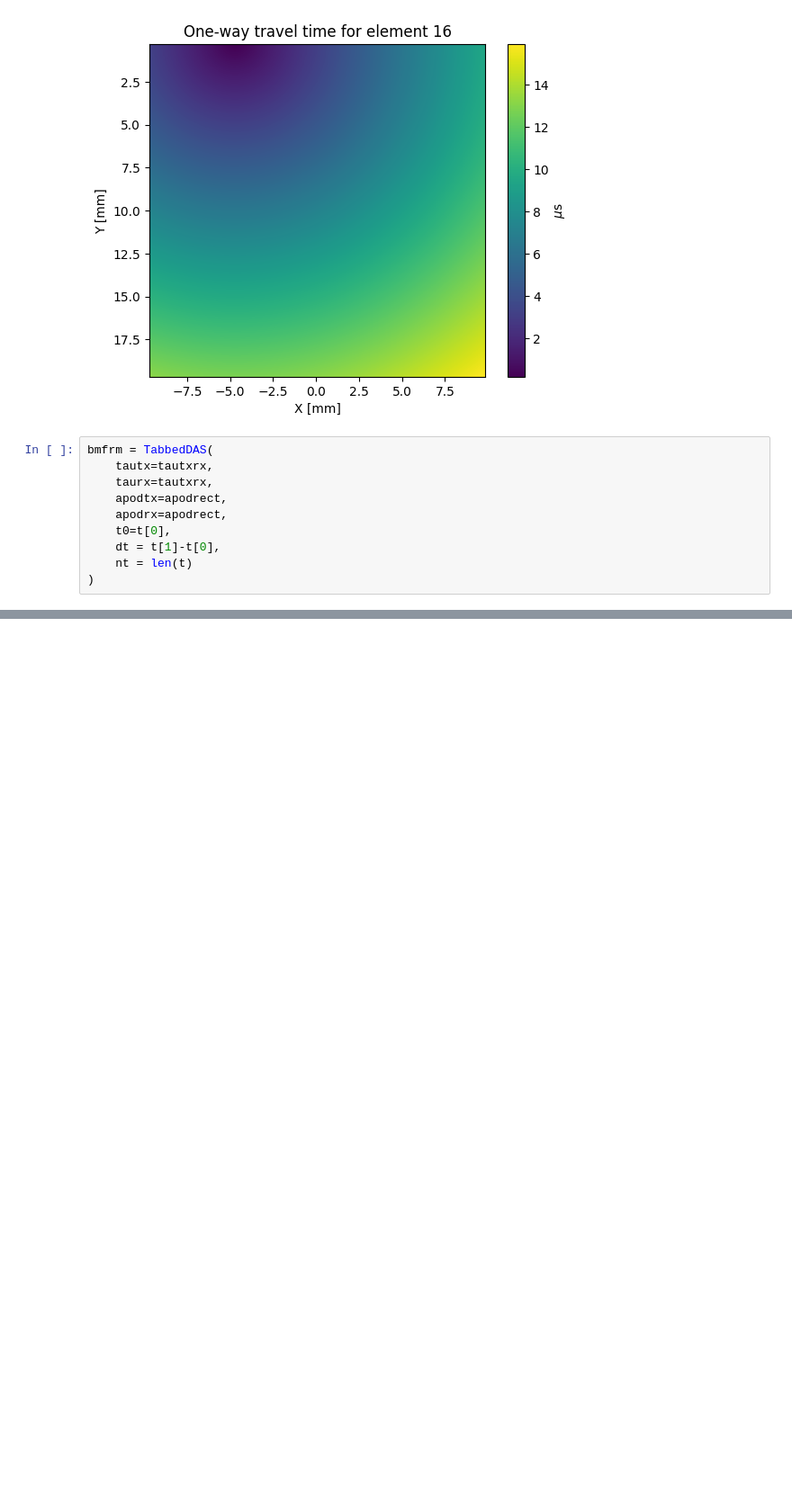
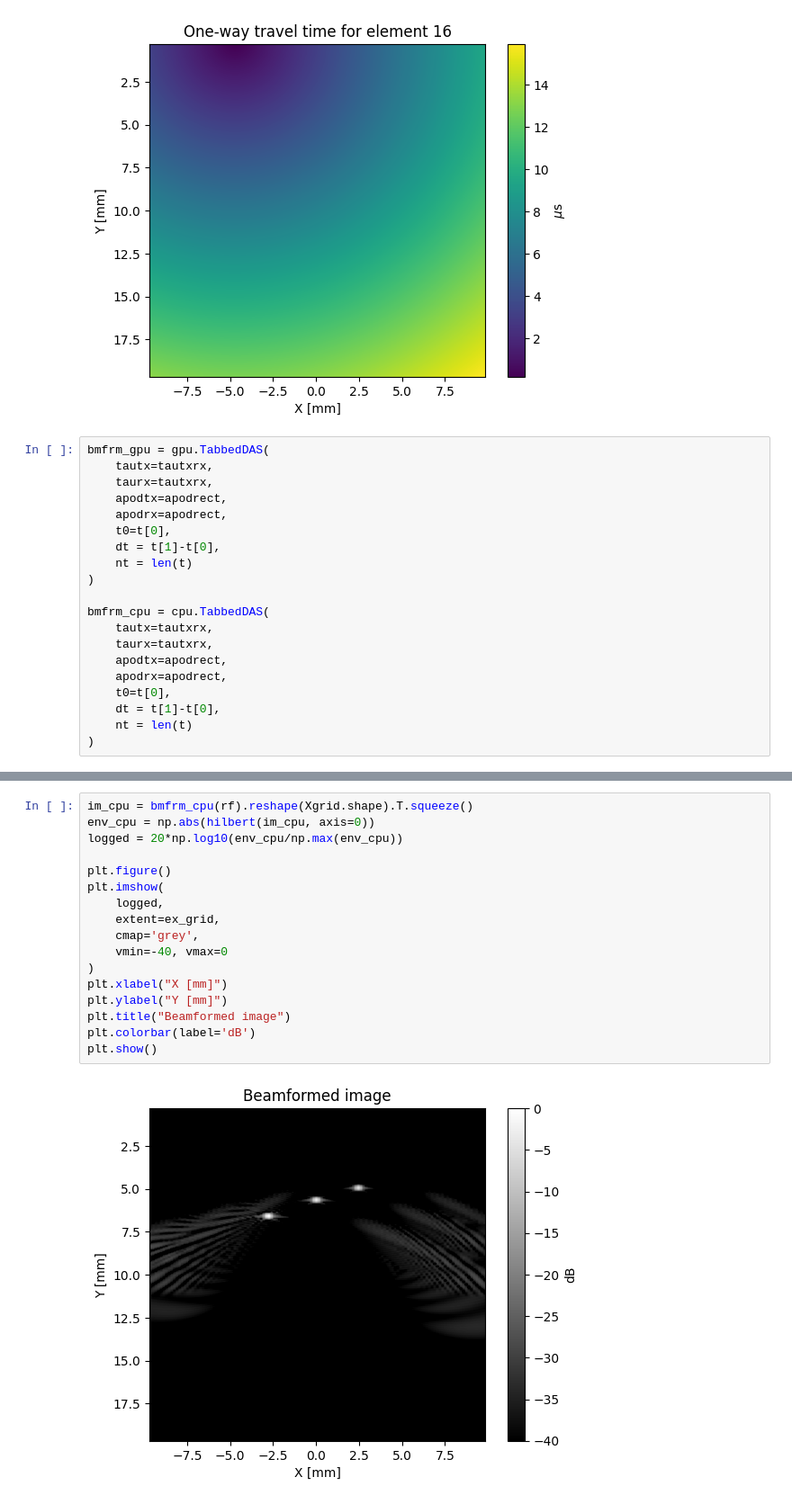
Before and after one commit to wewightman/pycbf, a Jupyter notebook: examples/test_notebook_gpu_2.ipynb, the cells around one changed output, grey strips where cells are left out. Shown at 90% size. Cells and saved outputs as stored; diff of their text form; blank space fills up the shorter version.

```diff
--- a/examples/test_notebook_gpu_2.ipynb
+++ b/examples/test_notebook_gpu_2.ipynb
@@ -119,7 +119,7 @@ plt.show()
 [figure]
 [figure]
 # %%
-bmfrm = TabbedDAS(
+bmfrm_gpu = gpu.TabbedDAS(
     tautx=tautxrx,
     taurx=tautxrx,
     apodtx=apodrect,
@@ -128,4 +128,14 @@ bmfrm = TabbedDAS(
     dt = t[1]-t[0],
     nt = len(t)
 )
+
+bmfrm_cpu = cpu.TabbedDAS(
+    tautx=tautxrx,
+    taurx=tautxrx,
+    apodtx=apodrect,
+    apodrx=apodrect,
+    t0=t[0],
+    dt = t[1]-t[0],
+    nt = len(t)
+)
 # %%
@@ -147,3 +157,22 @@ plt.colorbar(label='dB')
 plt.show()
 # %% [output]
 [figure]
+# %%
+im_cpu = bmfrm_cpu(rf).reshape(Xgrid.shape).T.squeeze()
+env_cpu = np.abs(hilbert(im_cpu, axis=0))
+logged = 20*np.log10(env_cpu/np.max(env_cpu))
+
+plt.figure()
+plt.imshow(
+    logged,
+    extent=ex_grid,
+    cmap='grey',
+    vmin=-40, vmax=0
+)
+plt.xlabel("X [mm]")
+plt.ylabel("Y [mm]")
+plt.title("Beamformed image")
+plt.colorbar(label='dB')
+plt.show()
+# %% [output]
+[figure, added]
```
Also changed, not shown: parts of 3 cells of this notebook, 1 other file.
